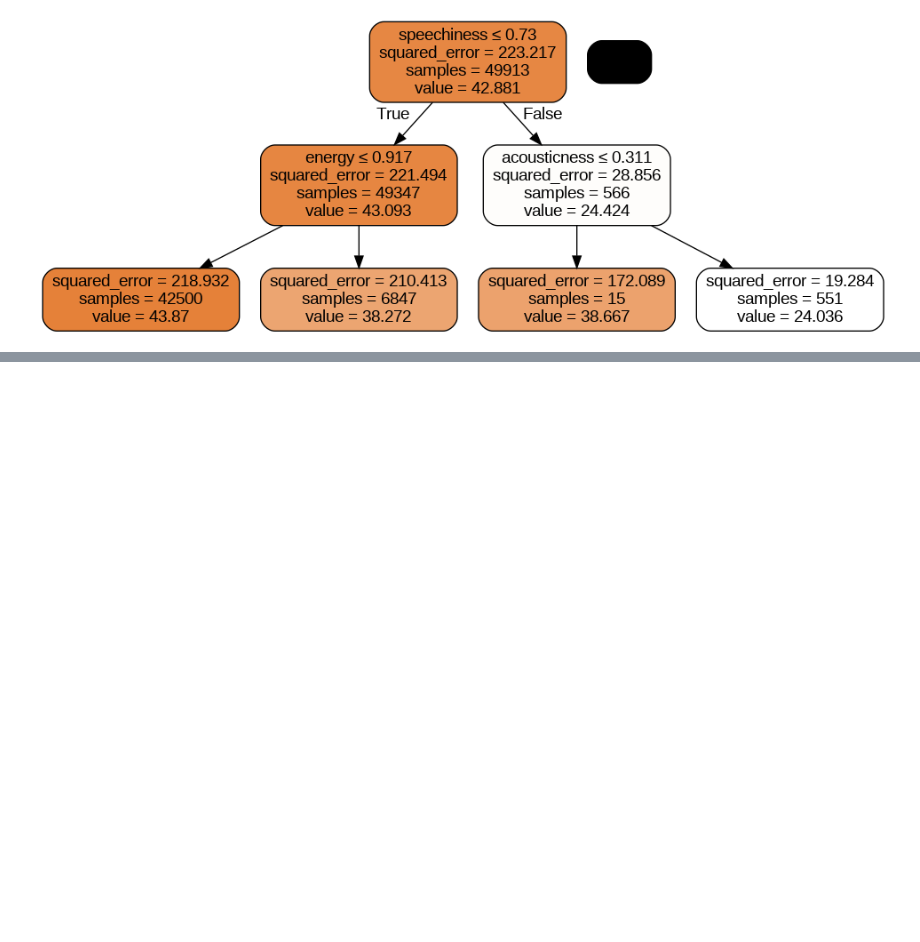
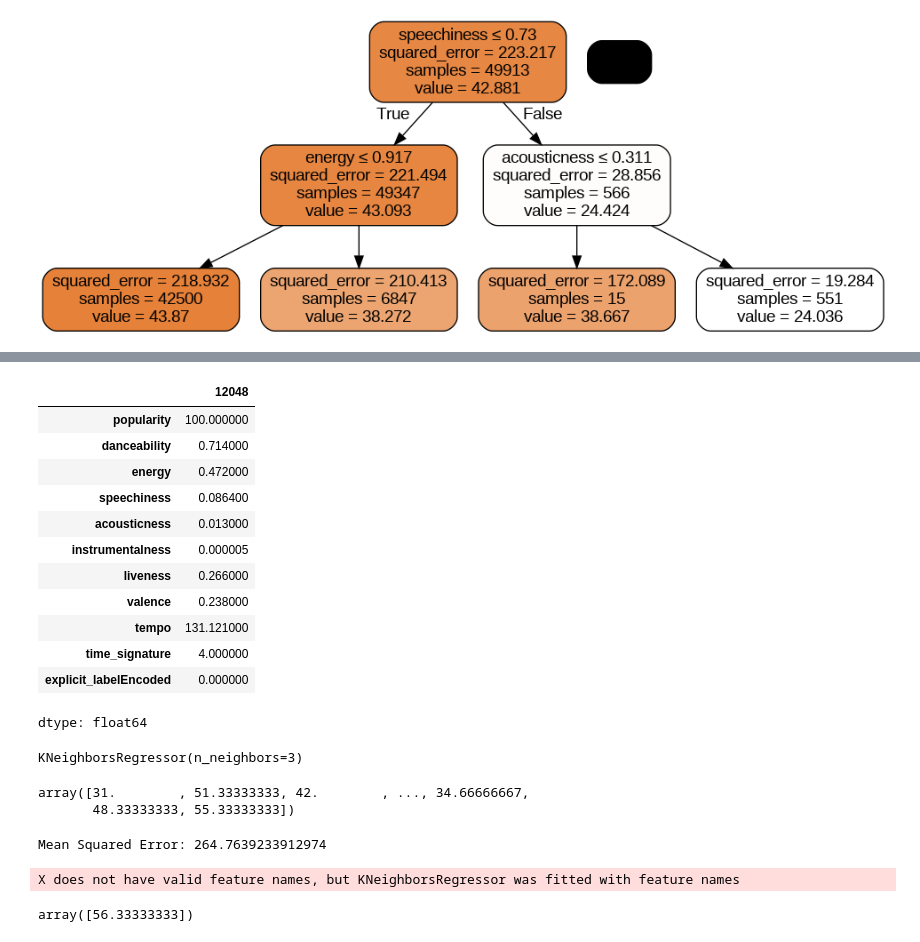
Before and after one commit to matthewsj17/Spotify-Data-Analysis-DSCI300-Project, a Jupyter notebook: DSCI300_SemesterProject.ipynb, the cells around one changed output, grey strips where cells are left out. Drawn from its saved outputs; the diff is of its cells as text; code cells hidden in the pictures; blank space fills up the shorter version.

```diff
--- a/DSCI300_SemesterProject.ipynb
+++ b/DSCI300_SemesterProject.ipynb
@@ -1240,0 +1195,18 @@ plt.show()
+# %%
+# show most popular song in dataset and the values of predictors,
+# used below to test accuracy of predictions
+df.loc[df['popularity'].idxmax()]
+# %% [output]
+|  | 12048 |
+| popularity | 100.000000 |
+| danceability | 0.714000 |
+| energy | 0.472000 |
+| speechiness | 0.086400 |
+| acousticness | 0.013000 |
+| instrumentalness | 0.000005 |
+| liveness | 0.266000 |
+| valence | 0.238000 |
+| tempo | 131.121000 |
+| time_signature | 4.000000 |
+| explicit_labelEncoded | 0.000000 |
+dtype: float64
@@ -1240,0 +1217,25 @@ plt.show()
+# %%
+# initialize knn regressor with n = 3
+knn_regressor_n3 = KNeighborsRegressor(n_neighbors=3)
+knn_regressor_n3.fit(X_train, y_train)
+# %% [output]
+KNeighborsRegressor(n_neighbors=3)
+# %%
+# use test to make prediction
+y_prediction = knn_regressor_n3.predict(X_test)
+y_prediction
+# %% [output]
+array([31.        , 51.33333333, 42.        , ..., 34.66666667,
+       48.33333333, 55.33333333])
+# %%
+# eval model
+meanse = mean_squared_error(y_test, y_prediction)
+print(f"Mean Squared Error: {meanse}")
+# %% [output]
+Mean Squared Error: 264.7639233912974
+# %%
+# prediction follows convention = [danceability, energy, speechiness, acousticness, instrumentalness, liveness, valence, tempo, time_signature, explicit_labelEncoded]
+knn_regressor_n3.predict([[0.68,0.84,0.1,0.5,0.6,0.23,0.50,120,4,1]])
+# %% [output]
+X does not have valid feature names, but KNeighborsRegressor was fitted with feature names
+array([56.33333333])
```
Also changed, not shown: parts of 31 cells of this notebook.
